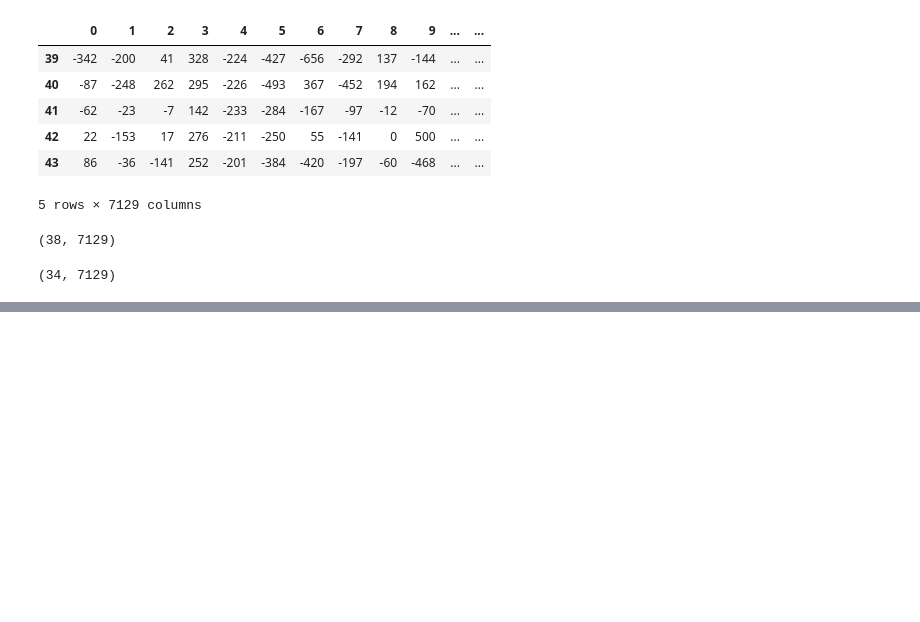
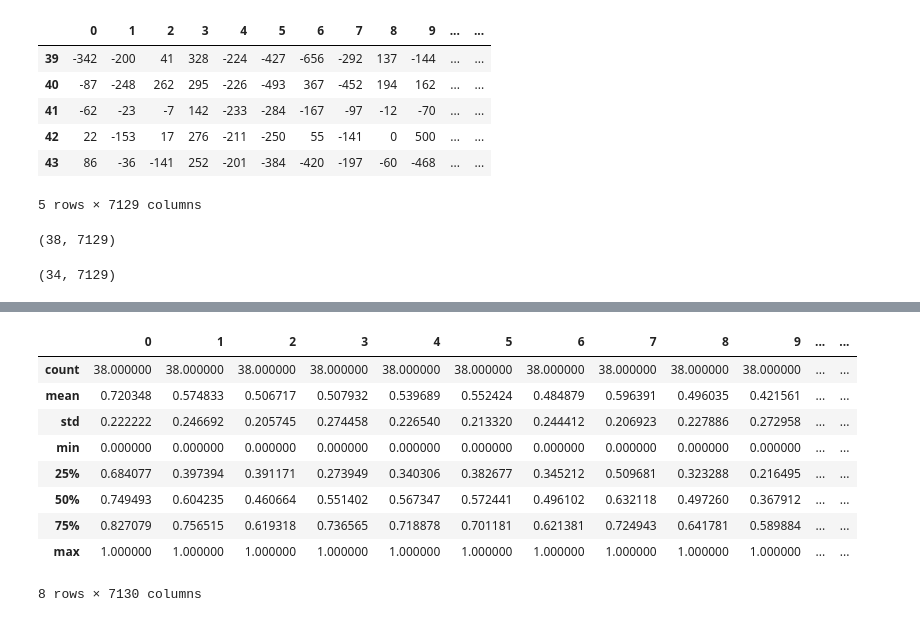
Before and after one commit to hnbnguyen/Classification-of-Cancer-Type, a Jupyter notebook: exploration.ipynb, the cells around one changed output, grey strips where cells are left out. Saved outputs shown, nothing was run; the diff lists cells and outputs as text; code cells hidden in the pictures; blank space fills up the shorter version.

```diff
--- a/exploration.ipynb
+++ b/exploration.ipynb
@@ -135,0 +178,25 @@ df_combined.tail()
+# %%
+# normalizing the data
+from sklearn.preprocessing import MinMaxScaler
+
+scaler = MinMaxScaler()
+scaler.fit(df_train)
+df_train_scaled = scaler.fit_transform(df_train)
+df_train_normalized = pd.DataFrame(df_train_scaled, columns = df_train.columns)
+
+scaler.fit(df_test)
+df_test_scaled = scaler.fit_transform(df_test)
+df_test_normalized = pd.DataFrame(df_test_scaled, columns = df_test.columns)
+# %%
+df_train_normalized.describe()
+# %% [output]
+|  | 0 | 1 | 2 | 3 | 4 | 5 | 6 | 7 | 8 | 9 | ... | ... |
+| count | 38.000000 | 38.000000 | 38.000000 | 38.000000 | 38.000000 | 38.000000 | 38.000000 | 38.000000 | 38.000000 | 38.000000 | ... | ... |
+| mean | 0.720348 | 0.574833 | 0.506717 | 0.507932 | 0.539689 | 0.552424 | 0.484879 | 0.596391 | 0.496035 | 0.421561 | ... | ... |
+| std | 0.222222 | 0.246692 | 0.205745 | 0.274458 | 0.226540 | 0.213320 | 0.244412 | 0.206923 | 0.227886 | 0.272958 | ... | ... |
+| min | 0.000000 | 0.000000 | 0.000000 | 0.000000 | 0.000000 | 0.000000 | 0.000000 | 0.000000 | 0.000000 | 0.000000 | ... | ... |
+| 25% | 0.684077 | 0.397394 | 0.391171 | 0.273949 | 0.340306 | 0.382677 | 0.345212 | 0.509681 | 0.323288 | 0.216495 | ... | ... |
+| 50% | 0.749493 | 0.604235 | 0.460664 | 0.551402 | 0.567347 | 0.572441 | 0.496102 | 0.632118 | 0.497260 | 0.367912 | ... | ... |
+| 75% | 0.827079 | 0.756515 | 0.619318 | 0.736565 | 0.718878 | 0.701181 | 0.621381 | 0.724943 | 0.641781 | 0.589884 | ... | ... |
+| max | 1.000000 | 1.000000 | 1.000000 | 1.000000 | 1.000000 | 1.000000 | 1.000000 | 1.000000 | 1.000000 | 1.000000 | ... | ... |
+8 rows × 7130 columns
```
Also changed, not shown: parts of 19 cells of this notebook.
